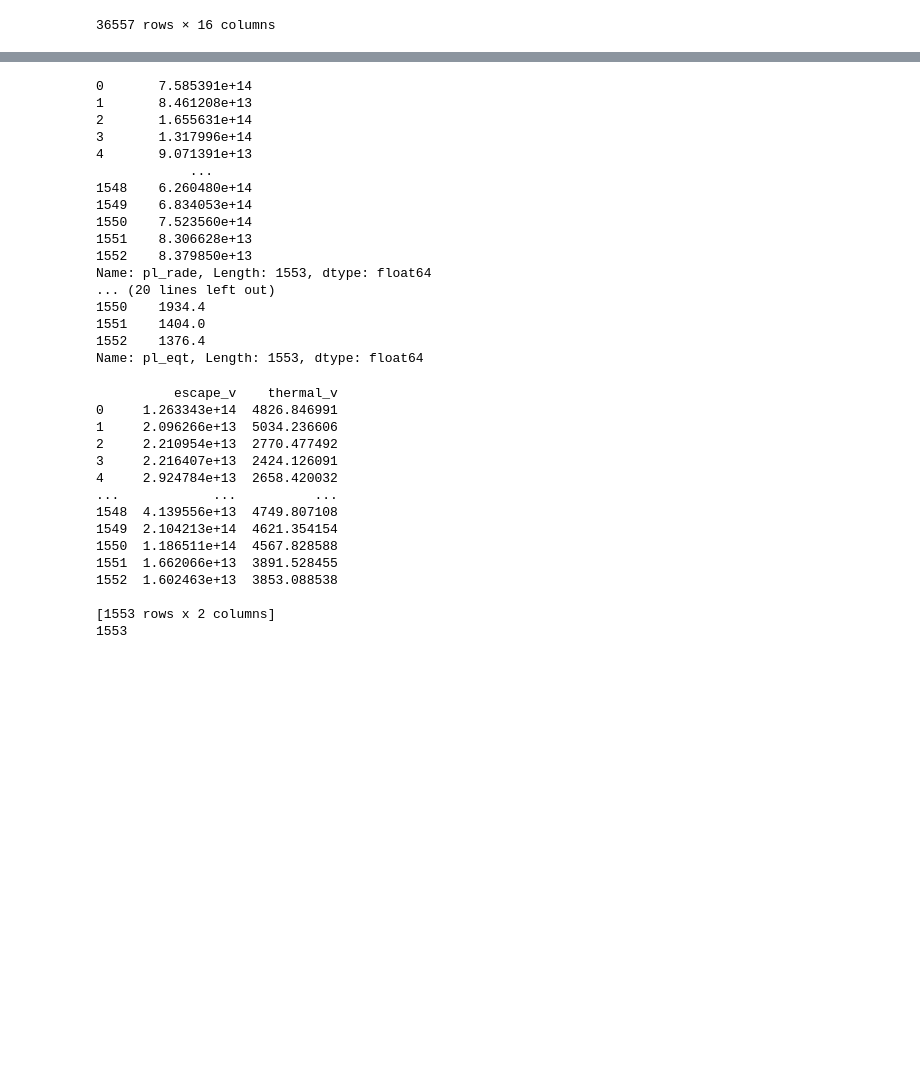
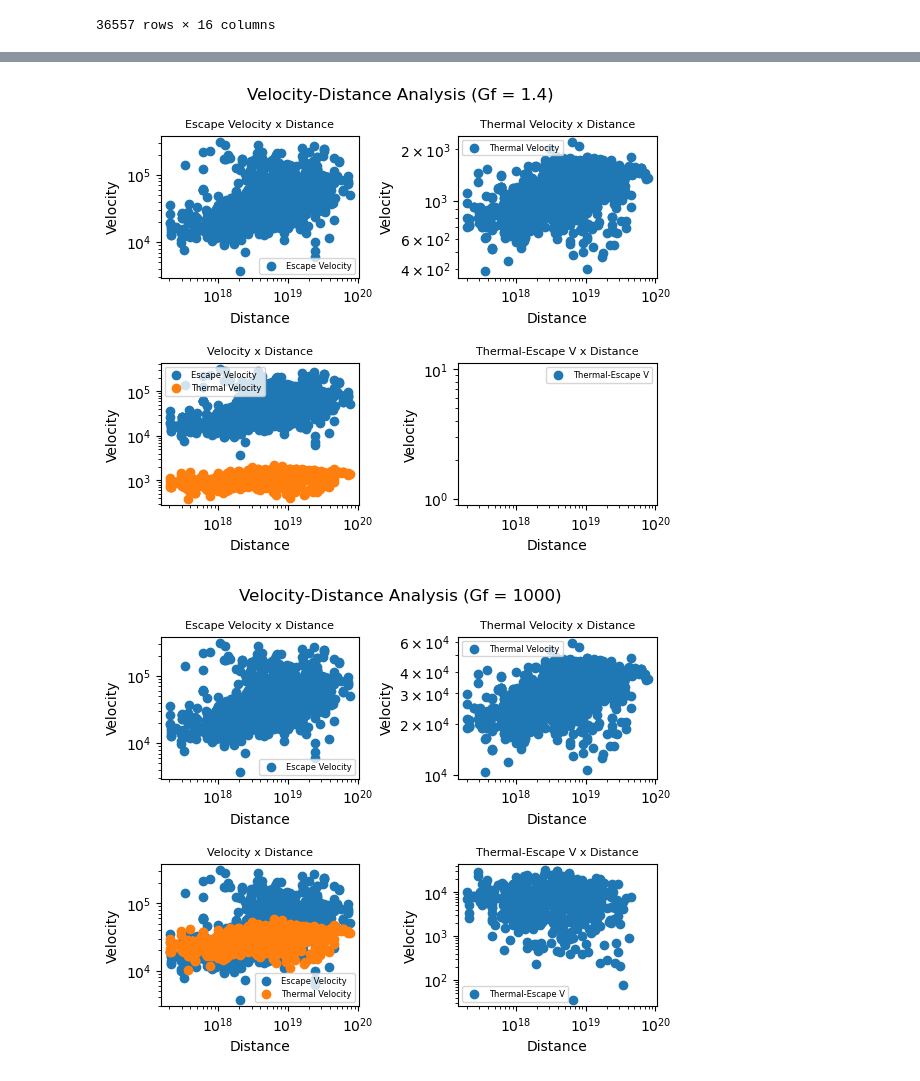
Before and after one commit to chrjfigueroa/python_christian, a Jupyter notebook: PlottingData.ipynb, the cells around one changed output, grey strips where cells are left out. Cells and saved outputs as stored; diff of their text form; code cells hidden in the pictures; blank space fills up the shorter version.

```diff
--- a/PlottingData.ipynb
+++ b/PlottingData.ipynb
@@ -10,6 +10,7 @@ import pandas as pd
 Days * 86400 Seconds/Day
 EarthRadius * 6.378e+6 Meters/EarthRadius
 EarthMass * 5.972e+24 Kilogram/EarthMass
+parsec * 3.0857e+16 meter/parsec
 """
 
 #CONSTANTS
@@ -17,7 +18,7 @@ Kb = 1.380649e-23 # Boltzmann Constant (Joules/Kelvin)
 mu = 4.8e-26 # Average mass of gas particle on Earth (Kilograms)
 G = 6.67428e-11 # Gravitational Constant (m^3 * Kg^-1 * s^-2)
 A = 0.3 # Bond Albedo
-Gf = 15 # Greenhouse factor
+Gf = 1.4 # Greenhouse factor of earth
 # %%
 pd.read_csv("ExoplanetData.csv")
 # %% [output]
@@ -36,10 +37,3 @@ pd.read_csv("ExoplanetData.csv")
 36557 rows × 16 columns
 # %%
 df = pd.read_csv("ExoplanetData.csv")
-
-# filtering data to have only mass, radius, and effective temperature viable dataset
-df.dropna(subset=['pl_rade'], inplace=True)
-df.dropna(subset=['pl_bmasse'], inplace=True)
-df.dropna(subset=['pl_eqt'], inplace=True)
-df.reset_index(inplace=True)
-print(df)
@@ -65,54 +41,17 @@ print(df)
 # converting data to have SI units (only run once)
 df['pl_rade'] = df['pl_rade'].mul(6.378e+6)
 df['pl_bmasse'] = df['pl_bmasse'].mul(5.972e+24)
-atmospheric_t = Gf*df['pl_eqt']
-print(df['pl_rade'])
-print(df['pl_bmasse'])
-print(surface_t)
+df['sy_dist'] = df['sy_dist'].mul(3.0857e+16)
+def atmospheric_t(x = Gf): #atmospheric temperature estimated with a constant value multiplied with equilibrium temperature
+    return x*df['pl_eqt']
-# %% [output]
-0       7.585391e+14
-1       8.461208e+13
-2       1.655631e+14
-3       1.317996e+14
-4       9.071391e+13
-            ...
-1548    6.260480e+14
-1549    6.834053e+14
-1550    7.523560e+14
-1551    8.306628e+13
-1552    8.379850e+13
-Name: pl_rade, Length: 1553, dtype: float64
-... (20 lines left out)
-1550    1934.4
-1551    1404.0
-1552    1376.4
-Name: pl_eqt, Length: 1553, dtype: float64
 # %%
-escape_v = np.sqrt(2*G* df['pl_bmasse']/df['pl_rade'])
-thermal_v = np.sqrt(3*Kb*atmospheric_t/mu)
-velocities = pd.concat([escape_v,thermal_v],axis=1)
-velocities.rename(columns={0:'escape_v','pl_eqt':'thermal_v'}, inplace=True)
+# filtering data to have only distance, mass, radius, and equilibrium temperature viable dataset
+df.dropna(subset=['pl_rade'], inplace=True)
+df.dropna(subset=['pl_bmasse'], inplace=True)
+df.dropna(subset=['pl_eqt'], inplace=True)
+df.dropna(subset=['sy_dist'], inplace=True)
 
-print(velocities)
-
-potentially_viable_planets=[]
-for index,row in velocities.iterrows():
-    if row['thermal_v']<row['escape_v']:
-        potentially_viable_planets.append(index)
-print(len(potentially_viable_planets))
+escape_v = np.sqrt(2*G* df['pl_bmasse']/df['pl_rade']) #Equation for escape velocity
+def thermal_v(x=Gf):
+    #returns values of thermal velocity with respect to atmospheric temperature and constant x.
+    return np.sqrt(3*Kb*atmospheric_t(x)/mu) #Equation for thermal velocity
-# %% [output]
-          escape_v    thermal_v
-0     1.263343e+14  4826.846991
-1     2.096266e+13  5034.236606
-2     2.210954e+13  2770.477492
-3     2.216407e+13  2424.126091
-4     2.924784e+13  2658.420032
-...            ...          ...
-1548  4.139556e+13  4749.807108
-1549  2.104213e+14  4621.354154
-1550  1.186511e+14  4567.828588
-1551  1.662066e+13  3891.528455
-1552  1.602463e+13  3853.088538
-
-[1553 rows x 2 columns]
-1553
@@ -118,0 +104,7 @@ print(len(potentially_viable_planets))
+# %%
+#What I used to download the figures
+velocity_analysis()
+velocity_analysis(1000)
+# %% [output]
+[figure, added]
+[figure, added]
```
Also changed, not shown: parts of 2 cells of this notebook, 2 other files.
